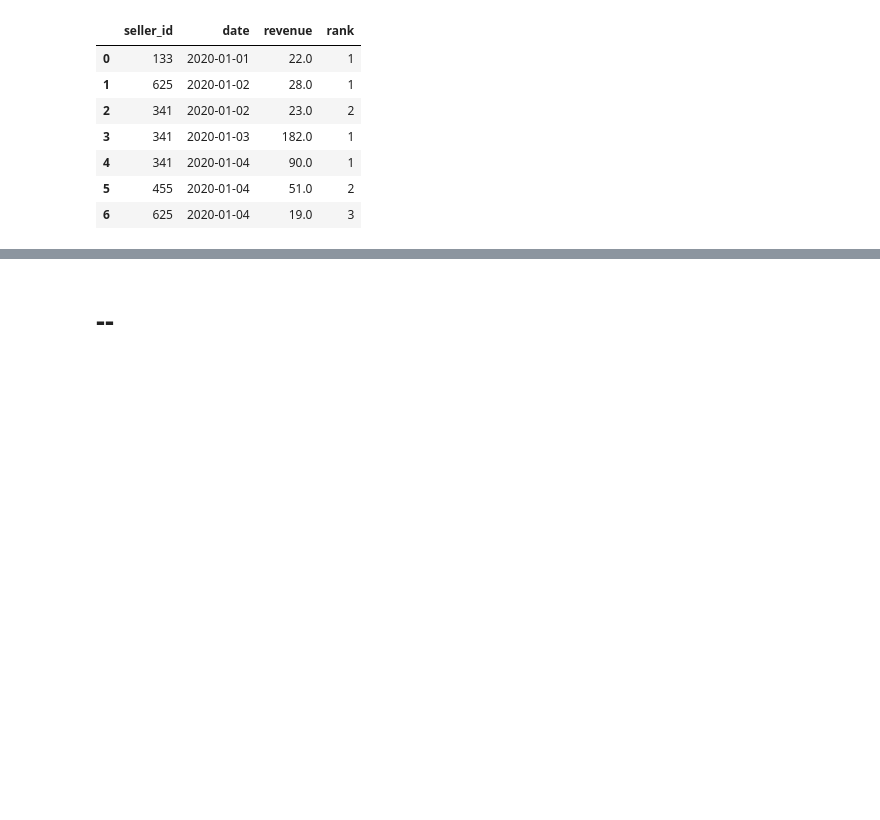
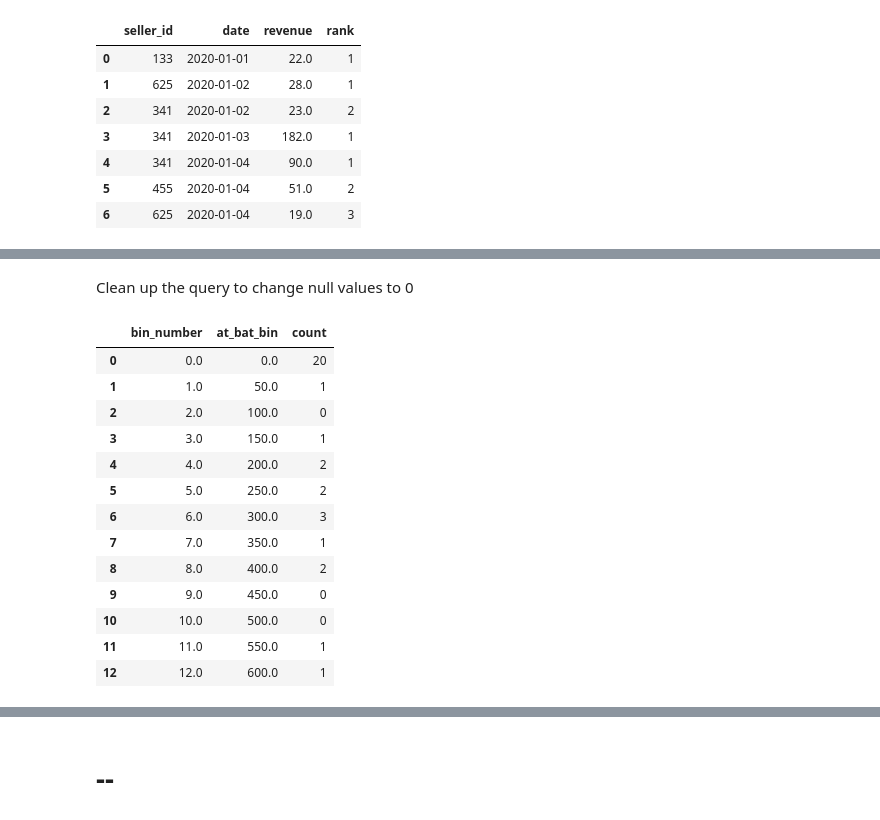
Before and after one commit to benslack19/my_DS_notes, a Jupyter notebook: SQL/SQLqueries_daily_problems_3.ipynb, the cells around one changed output, grey strips where cells are left out. Cells and saved outputs as stored; diff of their text form; code cells hidden in the pictures; blank space fills up the shorter version.

```diff
--- a/SQL/SQLqueries_daily_problems_3.ipynb
+++ b/SQL/SQLqueries_daily_problems_3.ipynb
@@ -656,0 +1028,59 @@ df_query
+# %% [markdown]
+Clean up the query to change null values to 0
+# %%
+# Get range
+sql_query = """
+WITH RECURSIVE
+    no_bins_t AS
+
+        (-- anchor term
+        SELECT MIN(FLOOR("AB"/50.0)*50) AS bin_number
+        FROM batting_stats
+        WHERE "Season"=2019
+        AND "Team"='Padres'
+
+        UNION ALL
+
+        --recursive term
+        SELECT bin_number + 1 AS bin_number
+        FROM no_bins_t
+        WHERE bin_number + 1 <= (SELECT (MAX(FLOOR("AB"/50.0)*50)-MIN(FLOOR("AB"/50.0)*50))/50
+                                FROM batting_stats
+                                WHERE "Season"=2019
+                                AND "Team"='Padres'))
+
+SELECT bin_number,
+       bin_number*50 AS at_bat_bin,
+       CASE WHEN count_t.count IS NULL THEN 0
+            ELSE count_t.count END AS count
+FROM no_bins_t
+
+LEFT JOIN
+
+(SELECT FLOOR("AB"/50.0)*50 AS ab_floor,
+       COUNT(*) AS count
+FROM batting_stats
+WHERE "Season"=2019
+AND "Team"='Padres'
+GROUP BY ab_floor
+ORDER BY ab_floor) AS count_t
+
+ON no_bins_t.bin_number*50=count_t.ab_floor;
+"""
+df_query = pd.read_sql_query(sql_query,con)
+df_query
+# %% [output]
+|  | bin_number | at_bat_bin | count |
+| 0 | 0.0 | 0.0 | 20 |
+| 1 | 1.0 | 50.0 | 1 |
+| 2 | 2.0 | 100.0 | 0 |
+| 3 | 3.0 | 150.0 | 1 |
+| 4 | 4.0 | 200.0 | 2 |
+| 5 | 5.0 | 250.0 | 2 |
+| 6 | 6.0 | 300.0 | 3 |
+| 7 | 7.0 | 350.0 | 1 |
+| 8 | 8.0 | 400.0 | 2 |
+| 9 | 9.0 | 450.0 | 0 |
+| 10 | 10.0 | 500.0 | 0 |
+| 11 | 11.0 | 550.0 | 1 |
+| 12 | 12.0 | 600.0 | 1 |
```
Also changed, not shown: parts of 23 cells of this notebook.
